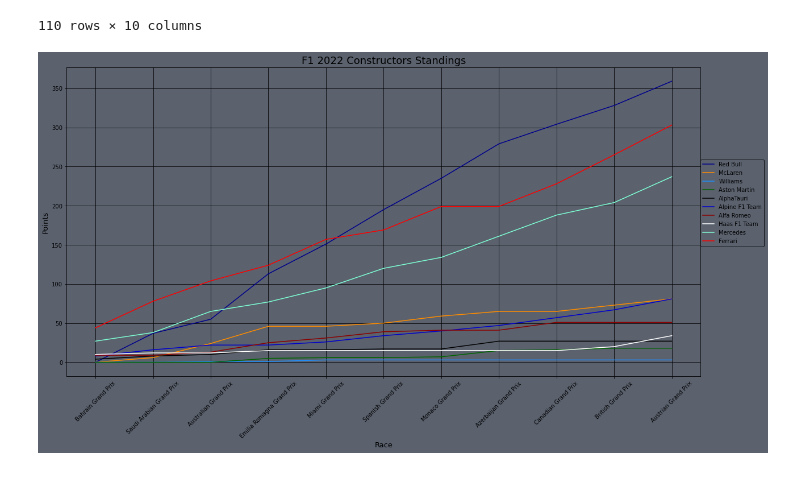
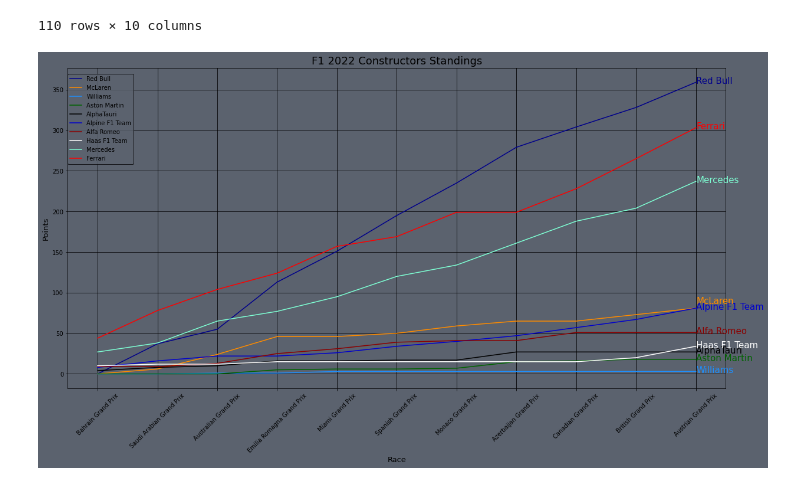
Before and after one commit to SpencerReno/Formula_one, a Jupyter notebook: 2022_season/team_champ.ipynb, the cells around one changed output. Cells and saved outputs as stored; diff of their text form; code cells hidden in the pictures.

```diff
--- a/2022_season/team_champ.ipynb
+++ b/2022_season/team_champ.ipynb
@@ -57,30 +57,52 @@ teams_standings.sort_values(by='raceId')
 # %%
 
 fig =  plt.figure( figsize=(20,10))
 
 colors=['darkblue', 'darkorange', 'dodgerblue', 'darkgreen', 'black','mediumblue', 'darkred', 'white', 'aquamarine', 'red']
 
 
 ax = sns.lineplot(teams_standings['Race Name'], teams_standings['points'],hue=teams_standings['Team'], palette=colors,markers='o')
 
 
 
 fig.set_facecolor('#5b626e')
 ax.set_facecolor('#5b626e')
 
 
 plt.xticks(rotation=45)
 
-legend = plt.legend(loc=(1, .42))
+legend = plt.legend(loc=(-.0001, .7))
 frame = legend.get_frame()
 frame.set_facecolor('#5b626e')
 frame.set_edgecolor('black')
 plt.title('F1 2022 Constructors Standings', fontsize=18)
 plt.ylabel('Points', fontsize=13)
 plt.xlabel('Race', fontsize=13)
 
 
+
+x = 0
+for line, name in zip(ax.lines, teams_standings['Team']):
+    y = line.get_ydata()[-1]
+    if name == 'McLaren':
+        ax.annotate(name, xy=(1,y), xytext=(-50,12), color=line.get_color(),
+                xycoords = ax.get_yaxis_transform(), textcoords="offset points",
+                size=15, va="center")
+    if name != 'McLaren':
+        ax.annotate(name, xy=(1,y), xytext=(-50,2), color=line.get_color(),
+                    xycoords = ax.get_yaxis_transform(), textcoords="offset points",
+                    size=15, va="center")
+    x+=1
+    if x >= 10:
+        break
+
+
+
+
+
+
+
 plt.grid(color ='black')
 plt.show()
 # %% [output]
-[figure, old version]
+[figure, new version]
```
